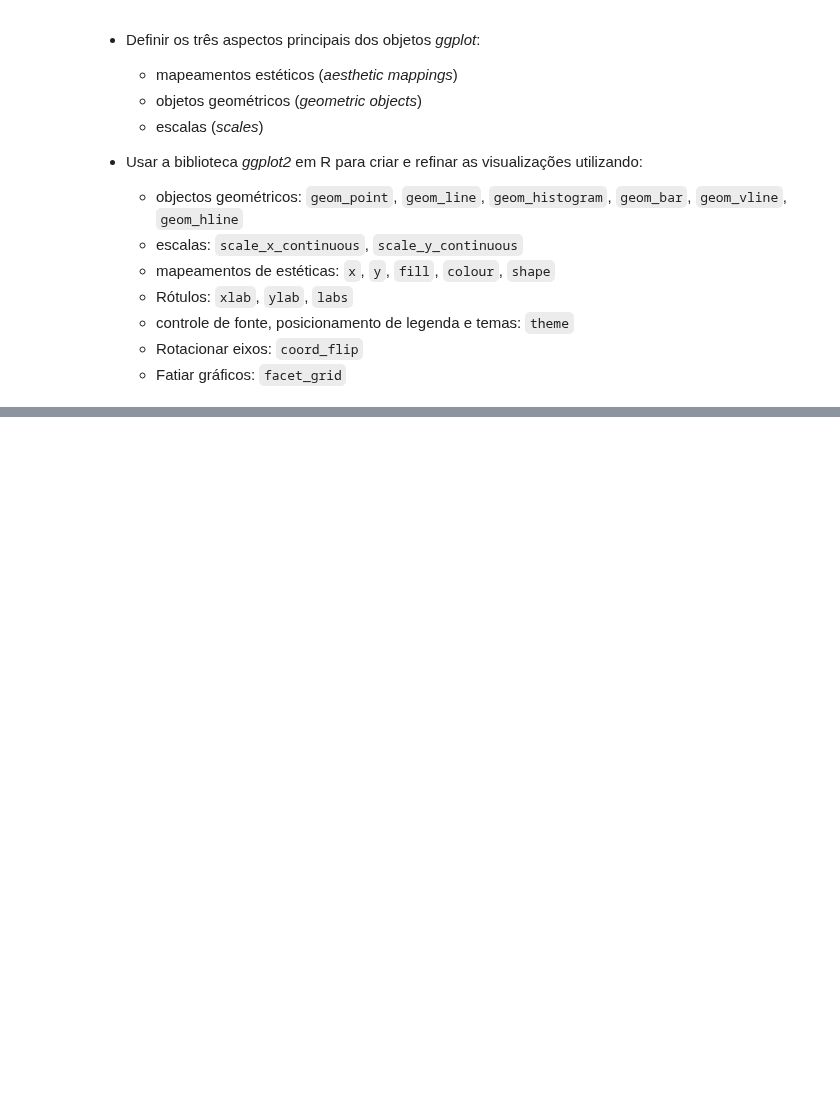
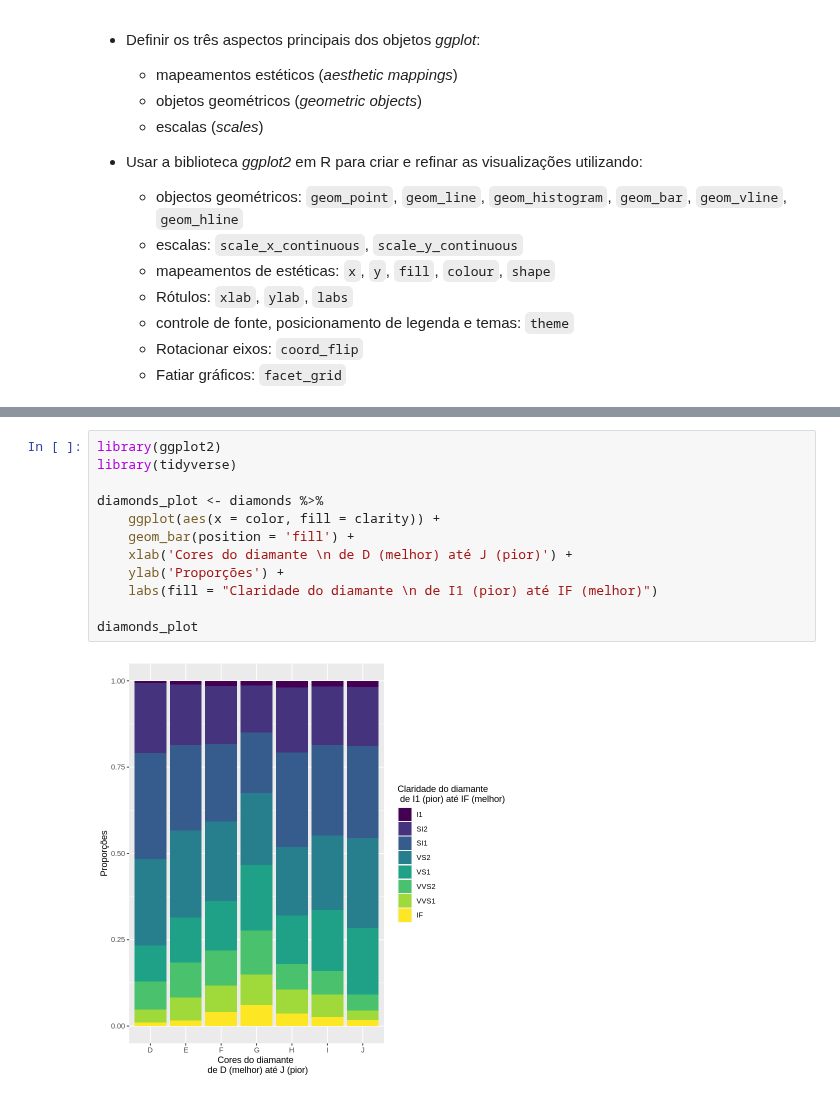
Before and after one commit to Rogerio-mack/Ling-de-Prog-para-Ciencia-de-Dados, a Jupyter notebook: Trilha 7.ipynb, the cells around one changed output, grey strips where cells are left out. Saved outputs shown, nothing was run; the diff lists cells and outputs as text; blank space fills up the shorter version.

Commit message:
Adicionando a paleta de cores e um exemplo com a base diamonds

```diff
--- a/Trilha 7.ipynb
+++ b/Trilha 7.ipynb
@@ -30,0 +79,14 @@ A proposta deste e-Book é expandir seus horizontes na questão de visualizaçã
+# %%
+library(ggplot2)
+library(tidyverse)
+
+diamonds_plot <- diamonds %>%
+    ggplot(aes(x = color, fill = clarity)) +
+    geom_bar(position = 'fill') +
+    xlab('Cores do diamante \n de D (melhor) até J (pior)') +
+    ylab('Proporções') +
+    labs(fill = "Claridade do diamante \n de I1 (pior) até IF (melhor)")
+
+diamonds_plot
+# %% [output]
+[figure, added]
```
Also changed, not shown: parts of 5 cells of this notebook.
